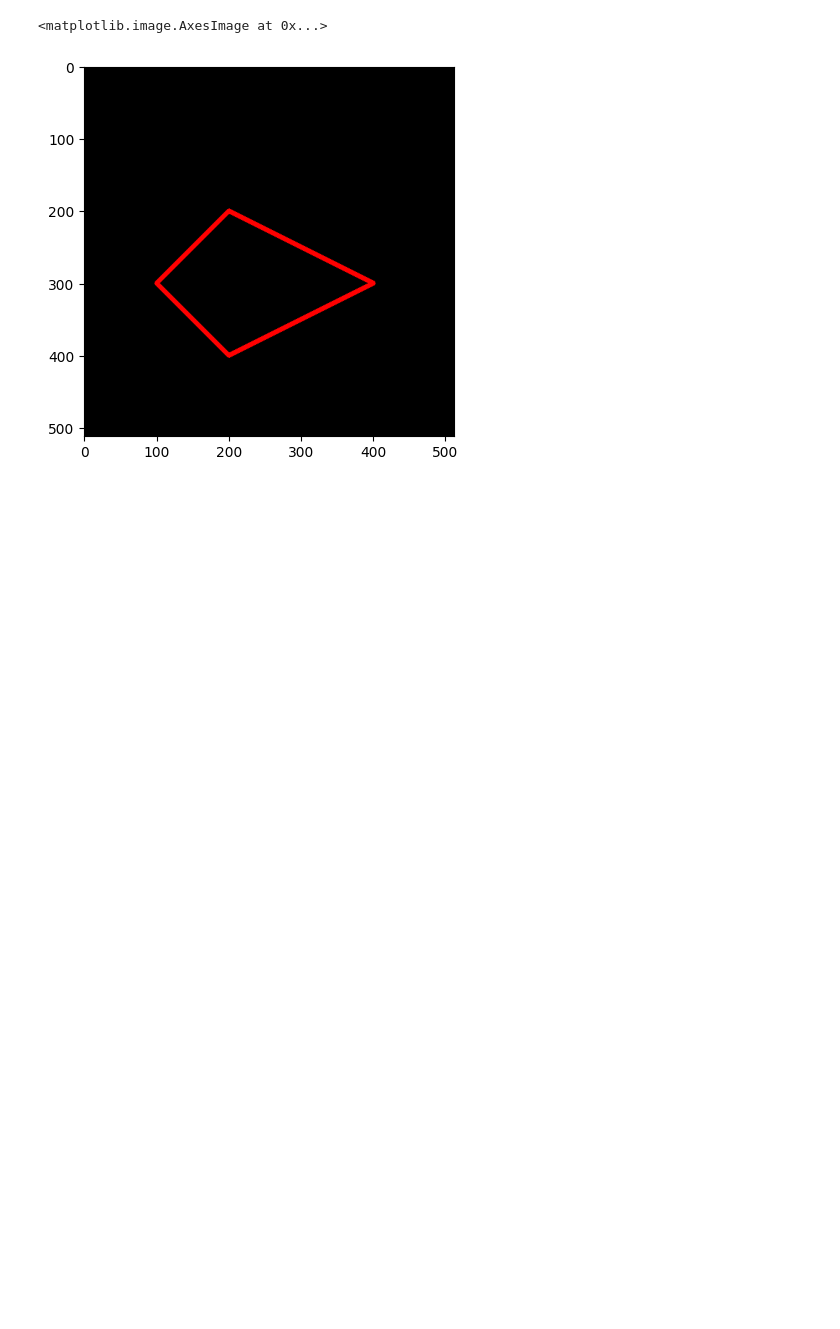
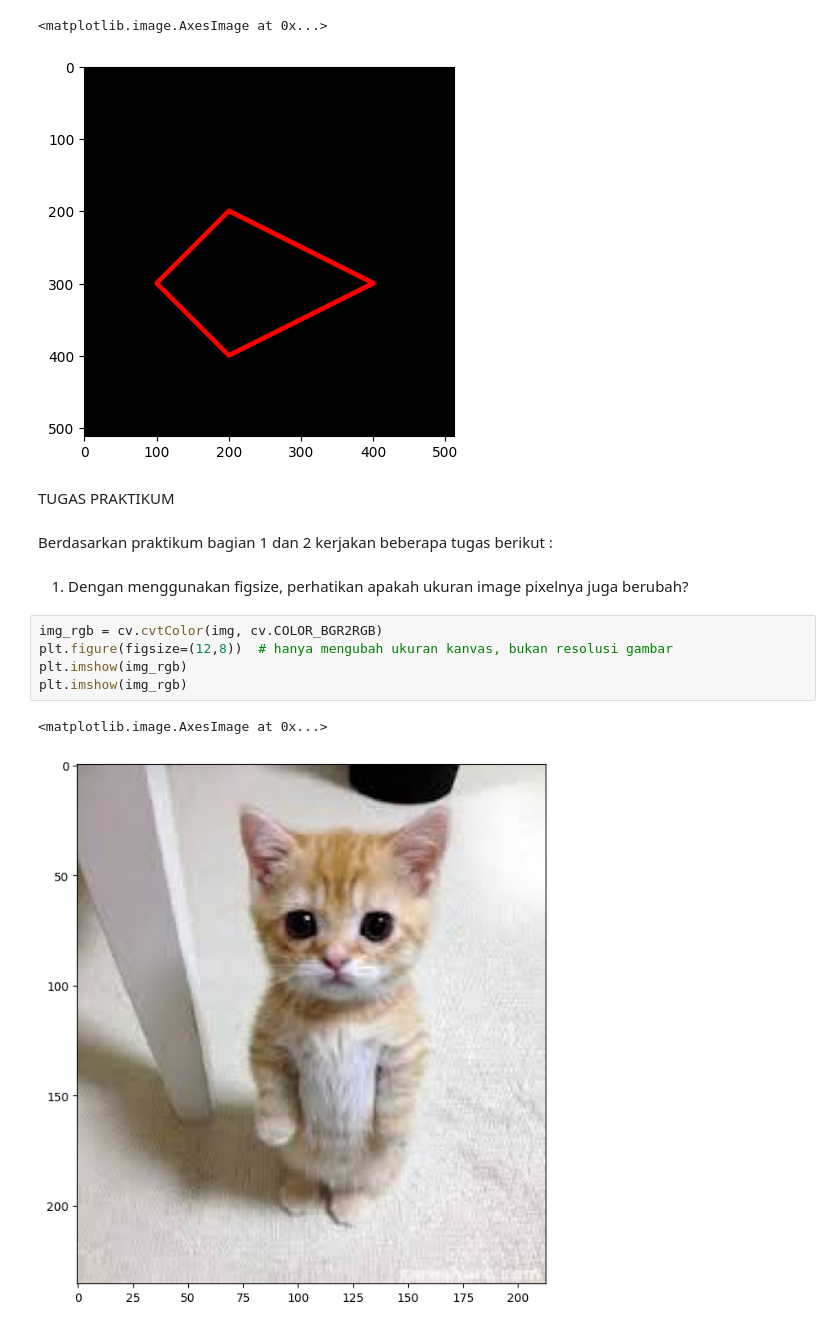
Before and after one commit to annisaeka123/PCVK-_Semester-5, a Jupyter notebook: Week2.ipynb, the cells around one changed output. Saved outputs shown, nothing was run; the diff lists cells and outputs as text; blank space fills up the shorter version.

Commit message:
Tugas Praktikum

```diff
--- a/Week2.ipynb
+++ b/Week2.ipynb
@@ -182,3 +182,18 @@ plt.imshow(black_img2)
 # %% [output]
 <matplotlib.image.AxesImage at 0x...>
 [figure]
+# %% [markdown]
+TUGAS PRAKTIKUM
+# %% [markdown]
+Berdasarkan praktikum bagian 1 dan 2 kerjakan beberapa tugas berikut :
+# %% [markdown]
+1. Dengan menggunakan figsize, perhatikan apakah ukuran image pixelnya
+juga berubah?
+# %%
+img_rgb = cv.cvtColor(img, cv.COLOR_BGR2RGB)
+plt.figure(figsize=(12,8))  # hanya mengubah ukuran kanvas, bukan resolusi gambar
+plt.imshow(img_rgb)
+plt.imshow(img_rgb)
+# %% [output]
+<matplotlib.image.AxesImage at 0x...>
+[figure, added]
```
Also changed, not shown: parts of 17 cells of this notebook.
